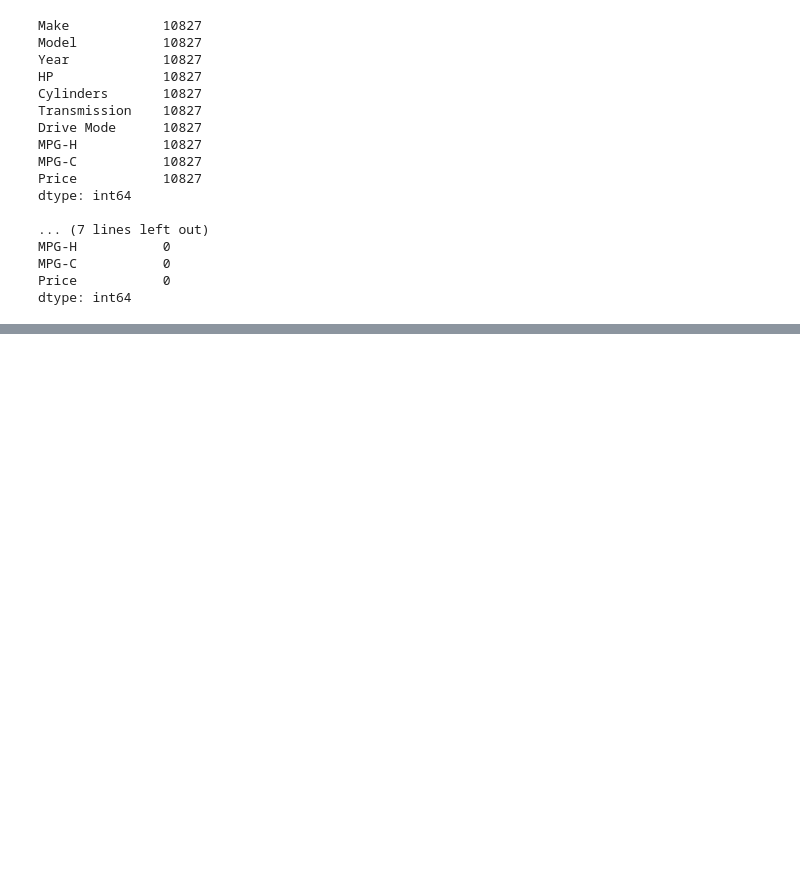
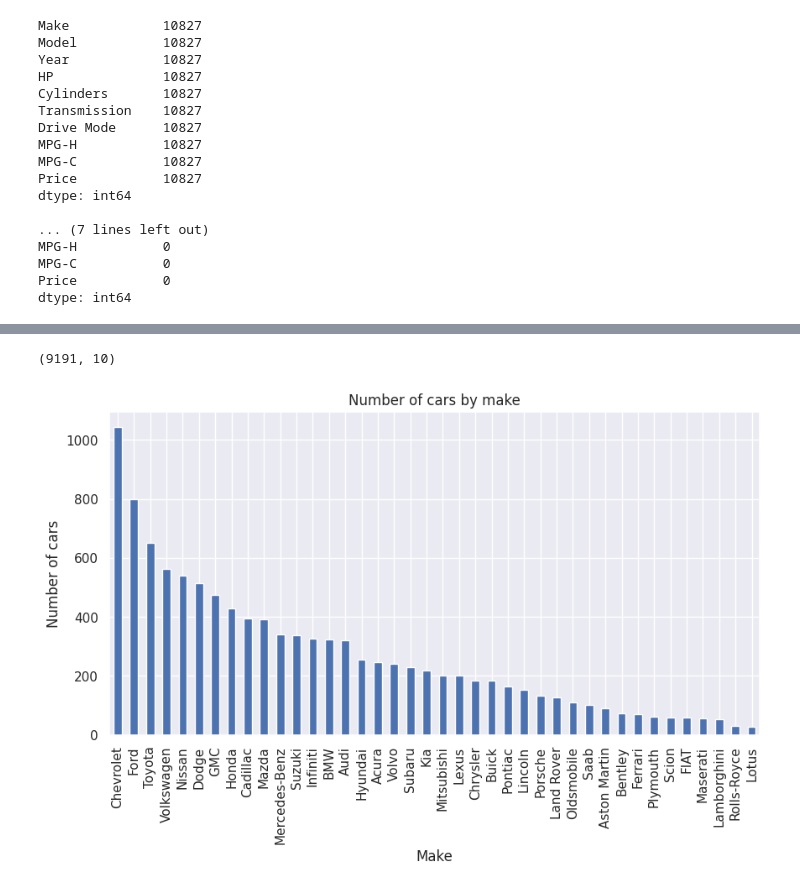
Before and after one commit to troykerim/car-eda-notebook, a Jupyter notebook: workspace.ipynb, the cells around one changed output, grey strips where cells are left out. Cells and saved outputs as stored; diff of their text form; code cells hidden in the pictures; blank space fills up the shorter version.

```diff
--- a/workspace.ipynb
+++ b/workspace.ipynb
@@ -176,0 +207,23 @@ dtype: int64
+# %%
+# Select only numeric columns for IQR filtering
+numeric_df = df.select_dtypes(include=['number'])
+
+# Compute Q1, Q3, and IQR
+Q1 = numeric_df.quantile(0.25)
+Q3 = numeric_df.quantile(0.75)
+IQR = Q3 - Q1
+
+# Filter out the outliers
+filtered_df = df[~((numeric_df < (Q1 - 1.5 * IQR)) | (numeric_df > (Q3 + 1.5 * IQR))).any(axis=1)]
+
+# Check shape
+print(filtered_df.shape)
+# %% [output]
+(9191, 10)
+# %%
+df.Make.value_counts().nlargest(40).plot(kind='bar', figsize=(10,5))
+plt.title('Number of cars by make')
+plt.ylabel('Number of cars')
+plt.xlabel('Make');
+# %% [output]
+[figure, added]
```
Also changed, not shown: parts of 6 cells of this notebook.
